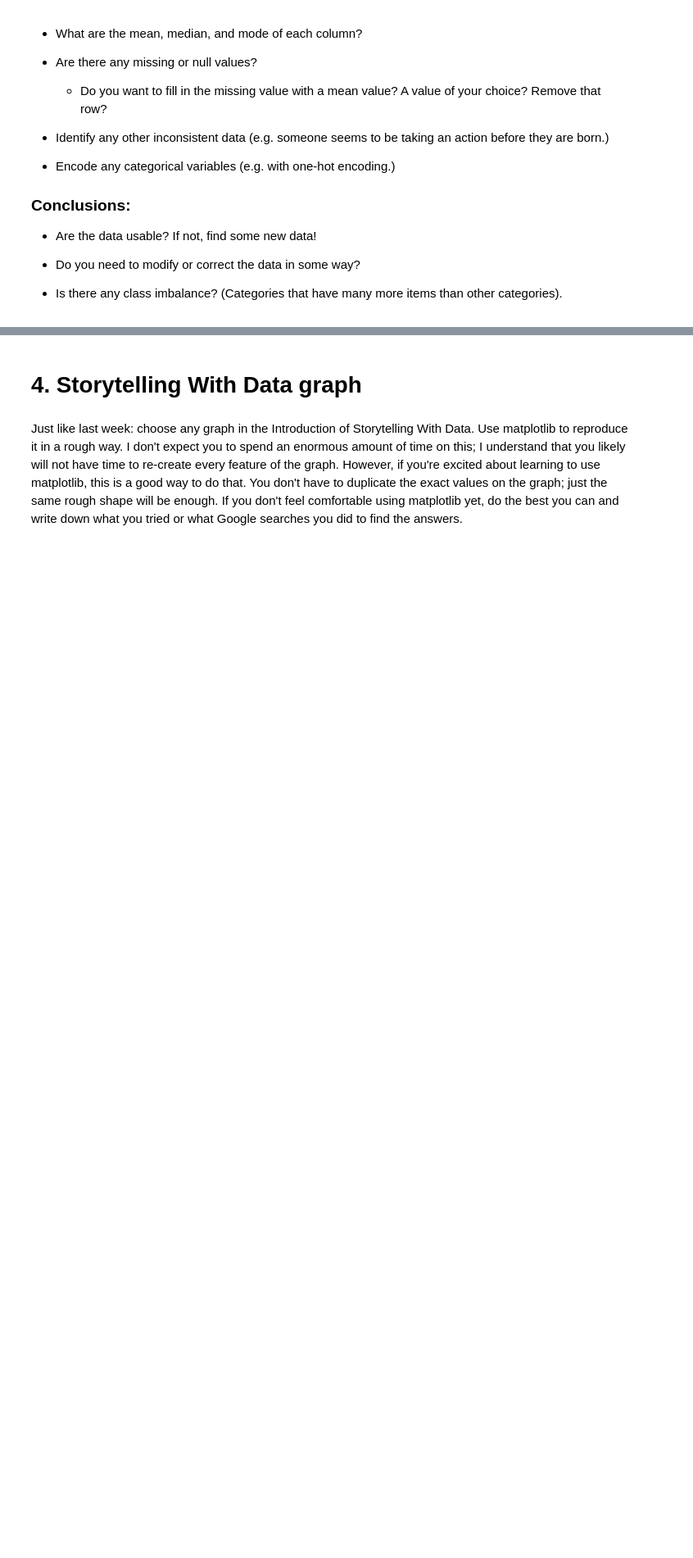
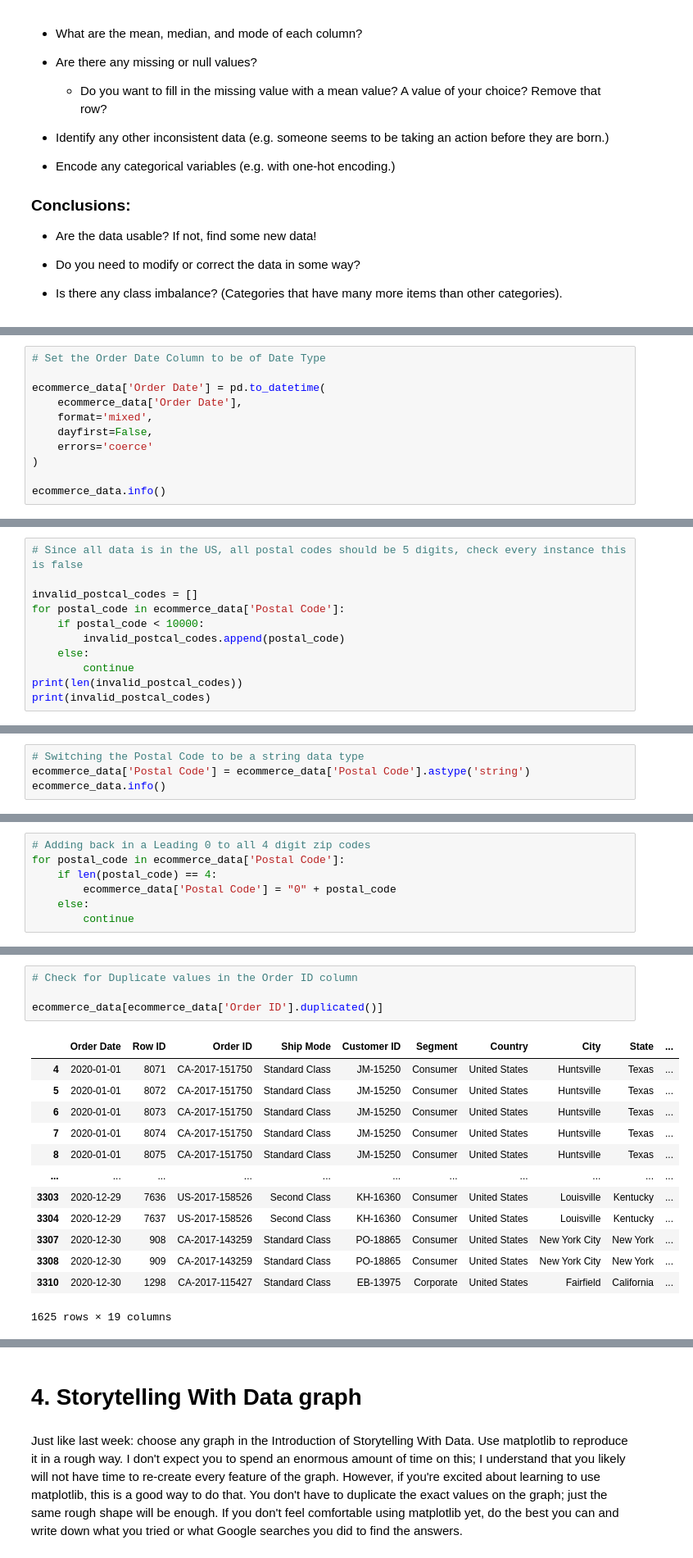
Before and after one commit to Haleymussary00/Module-B-semester-2, a Jupyter notebook: Week2.ipynb, the cells around one changed output, grey strips where cells are left out. Shown at 82% size. Saved outputs shown, nothing was run; the diff lists cells and outputs as text; blank space fills up the shorter version.

```diff
--- a/Week2.ipynb
+++ b/Week2.ipynb
@@ -52,0 +78,11 @@ ecommerce_data.head()
+# %%
+# Set the Order Date Column to be of Date Type
+
+ecommerce_data['Order Date'] = pd.to_datetime(
+    ecommerce_data['Order Date'],
+    format='mixed',
+    dayfirst=False,
+    errors='coerce'
+)
+
+ecommerce_data.info()
@@ -52,0 +132,11 @@ ecommerce_data.head()
+# %%
+# Since all data is in the US, all postal codes should be 5 digits, check every instance this is false
+
+invalid_postcal_codes = []
+for postal_code in ecommerce_data['Postal Code']:
+    if postal_code < 10000:
+        invalid_postcal_codes.append(postal_code)
+    else:
+        continue
+print(len(invalid_postcal_codes))
+print(invalid_postcal_codes)
@@ -52,0 +148,4 @@ ecommerce_data.head()
+# %%
+# Switching the Postal Code to be a string data type
+ecommerce_data['Postal Code'] = ecommerce_data['Postal Code'].astype('string')
+ecommerce_data.info()
@@ -52,0 +170,7 @@ ecommerce_data.head()
+# %%
+# Adding back in a Leading 0 to all 4 digit zip codes
+for postal_code in ecommerce_data['Postal Code']:
+    if len(postal_code) == 4:
+        ecommerce_data['Postal Code'] = "0" + postal_code
+    else:
+        continue
@@ -52,0 +191,18 @@ ecommerce_data.head()
+# %%
+# Check for Duplicate values in the Order ID column
+
+ecommerce_data[ecommerce_data['Order ID'].duplicated()]
+# %% [output]
+|  | Order Date | Row ID | Order ID | Ship Mode | Customer ID | Segment | Country | City | State | ... |
+| 4 | 2020-01-01 | 8071 | CA-2017-151750 | Standard Class | JM-15250 | Consumer | United States | Huntsville | Texas | ... |
+| 5 | 2020-01-01 | 8072 | CA-2017-151750 | Standard Class | JM-15250 | Consumer | United States | Huntsville | Texas | ... |
+| 6 | 2020-01-01 | 8073 | CA-2017-151750 | Standard Class | JM-15250 | Consumer | United States | Huntsville | Texas | ... |
+| 7 | 2020-01-01 | 8074 | CA-2017-151750 | Standard Class | JM-15250 | Consumer | United States | Huntsville | Texas | ... |
+| 8 | 2020-01-01 | 8075 | CA-2017-151750 | Standard Class | JM-15250 | Consumer | United States | Huntsville | Texas | ... |
+| ... | ... | ... | ... | ... | ... | ... | ... | ... | ... | ... |
+| 3303 | 2020-12-29 | 7636 | US-2017-158526 | Second Class | KH-16360 | Consumer | United States | Louisville | Kentucky | ... |
+| 3304 | 2020-12-29 | 7637 | US-2017-158526 | Second Class | KH-16360 | Consumer | United States | Louisville | Kentucky | ... |
+| 3307 | 2020-12-30 | 908 | CA-2017-143259 | Standard Class | PO-18865 | Consumer | United States | New York City | New York | ... |
+| 3308 | 2020-12-30 | 909 | CA-2017-143259 | Standard Class | PO-18865 | Consumer | United States | New York City | New York | ... |
+| 3310 | 2020-12-30 | 1298 | CA-2017-115427 | Standard Class | EB-13975 | Corporate | United States | Fairfield | California | ... |
+1625 rows × 19 columns
```
Also changed, not shown: parts of 17 cells of this notebook.
